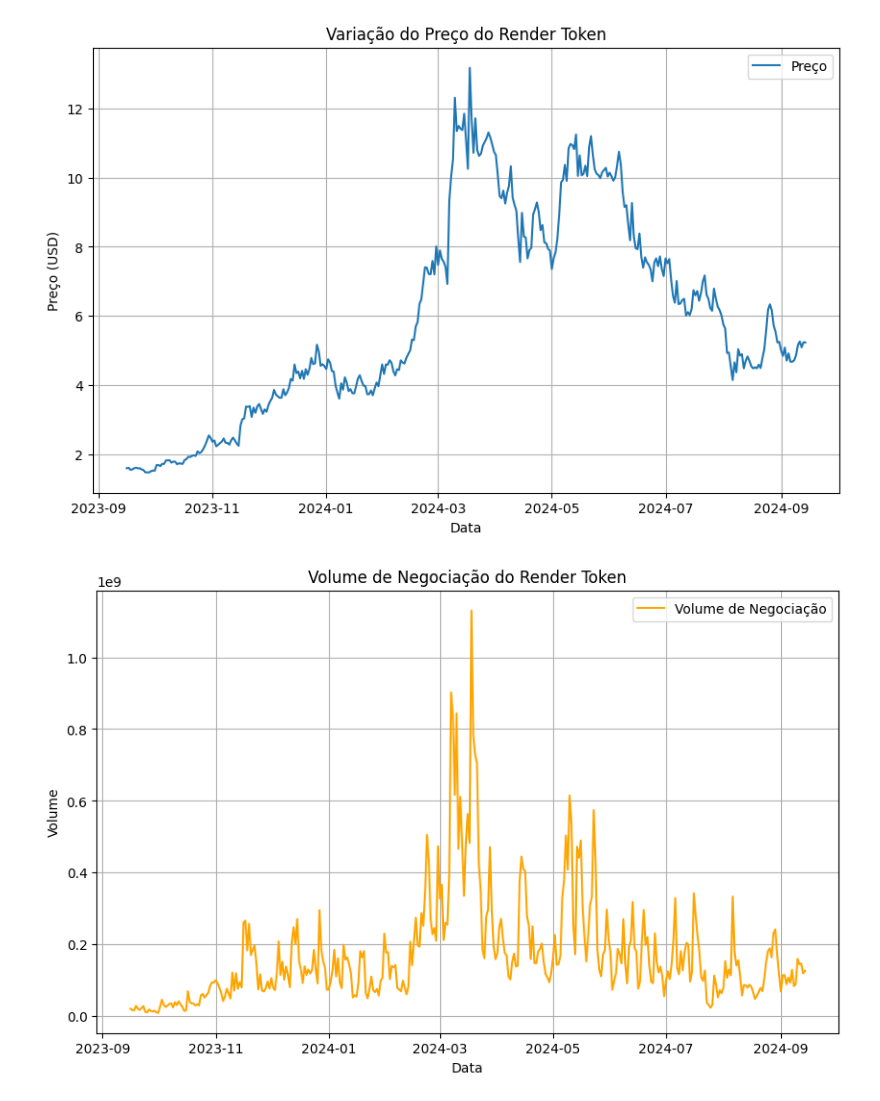
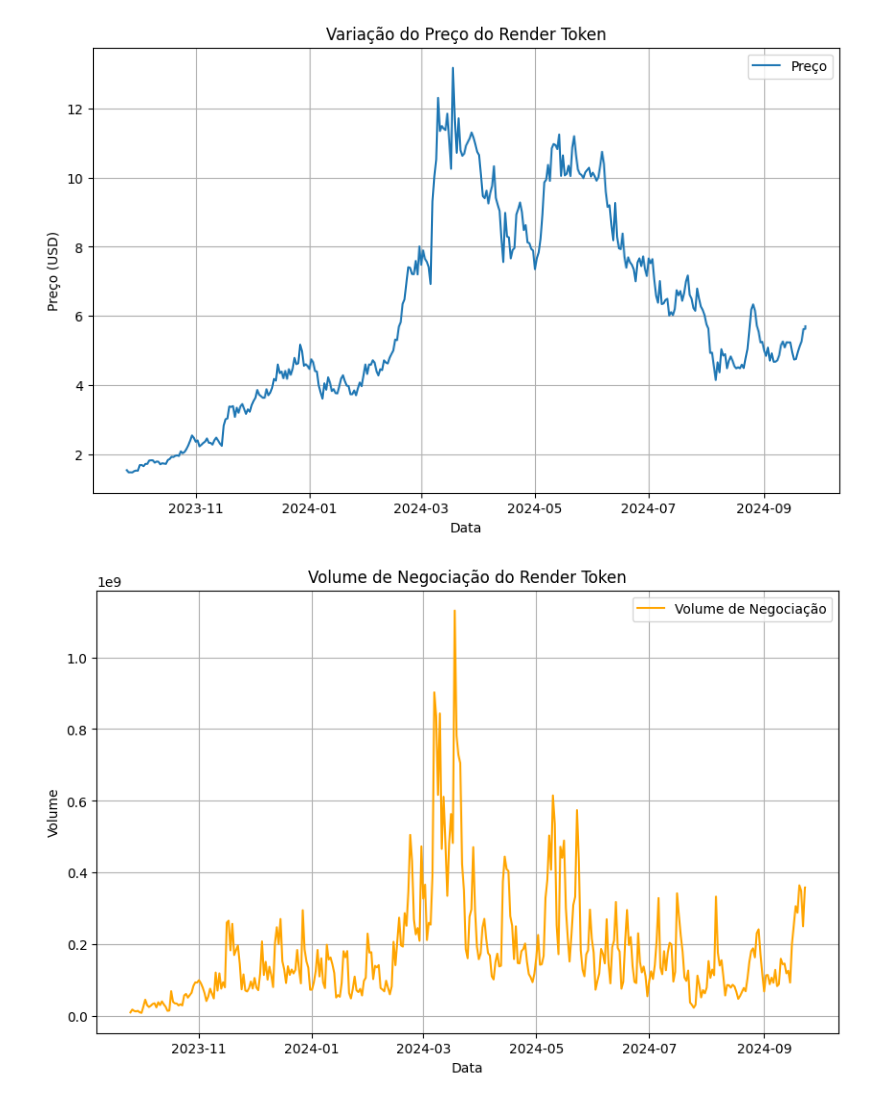
Before and after one commit to gustavoesteves0/Ponderadas-M07-EC, a Jupyter notebook: Semana-08/src/notebooks/collect.ipynb, the cells around one changed output. Cells and saved outputs as stored; diff of their text form; code cells hidden in the pictures.

```diff
--- a/Semana-08/src/notebooks/collect.ipynb
+++ b/Semana-08/src/notebooks/collect.ipynb
@@ -34,6 +34,4 @@ def get_crypto_data(crypto_id, vs_currency='usd', days='365'):
     if 'prices' not in data or 'total_volumes' not in data or 'market_caps' not in data:
         raise KeyError("Os dados retornados pela API estão incompletos ou não possuem as chaves necessárias.")
 
-    return data
-
     return df
@@ -56 +38,3 @@ def process_data(data):
+# %%
+rndr_df = get_crypto_data('render-token')
 # %%
@@ -67,7 +50,7 @@ date
 # %%
 # Plotando os precos ao longo do tempo
 plt.figure(figsize=(10, 6))
-plt.plot(crypto_df.index, crypto_df['price'], label='Preço')
+plt.plot(rndr_df.index, rndr_df['price'], label='Preço')
 plt.title('Variação do Preço do Render Token')
 plt.xlabel('Data')
 plt.ylabel('Preço (USD)')
@@ -75,17 +58,17 @@ plt.grid(True)
 plt.legend()
 plt.show()
 # %% [output]
-[figure, old version]
+[figure, new version]
 # %%
 # Plotando o volume de negociacao ao longo do tempo
 plt.figure(figsize=(10, 6))
-plt.plot(crypto_df.index, crypto_df['volume'], color='orange', label='Volume de Negociação')
+plt.plot(rndr_df.index, rndr_df['volume'], color='orange', label='Volume de Negociação')
 plt.title('Volume de Negociação do Render Token')
 plt.xlabel('Data')
 plt.ylabel('Volume')
 plt.grid(True)
 plt.legend()
 plt.show()
 # %% [output]
-[figure, old version]
+[figure, new version]
 # %%
```
Also changed, not shown: parts of 3 cells of this notebook, 12 other files.
